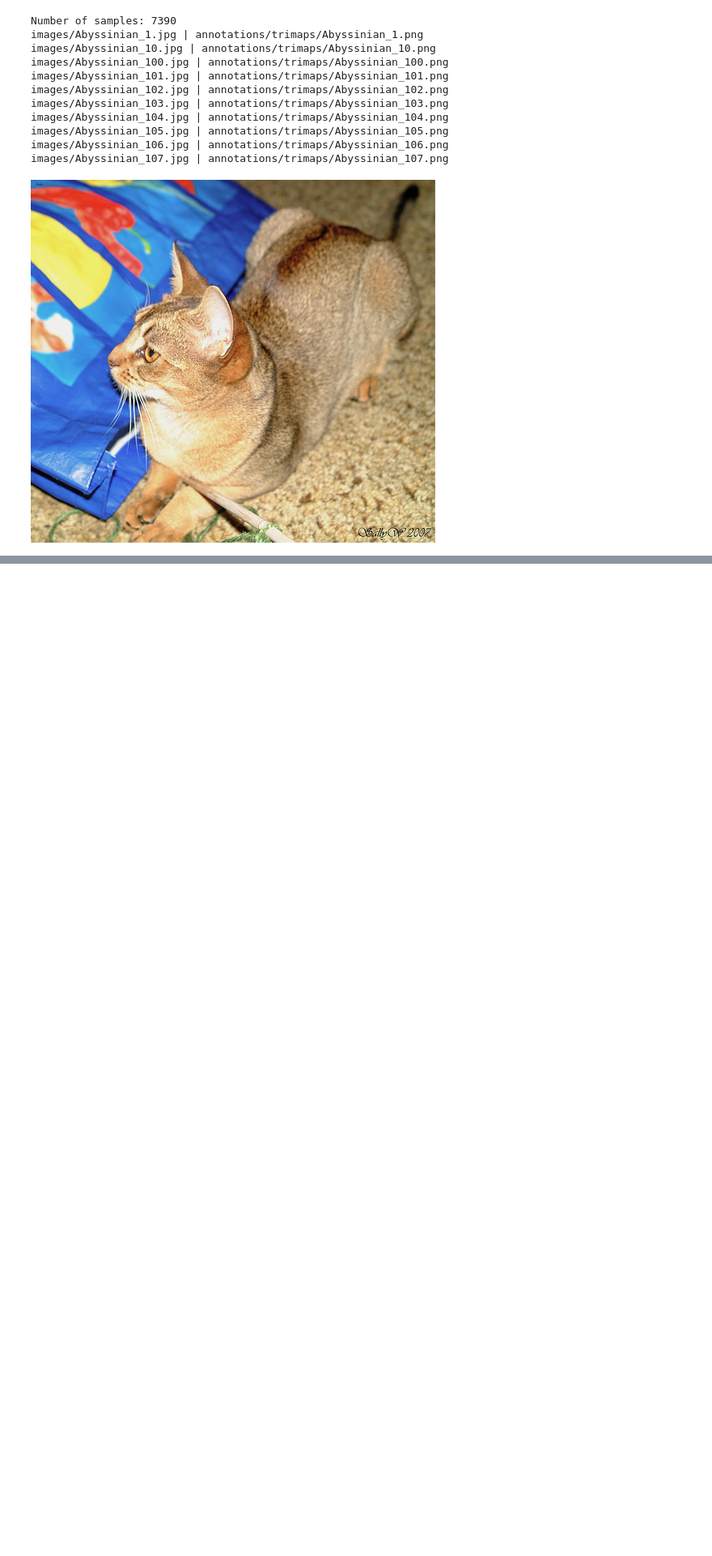
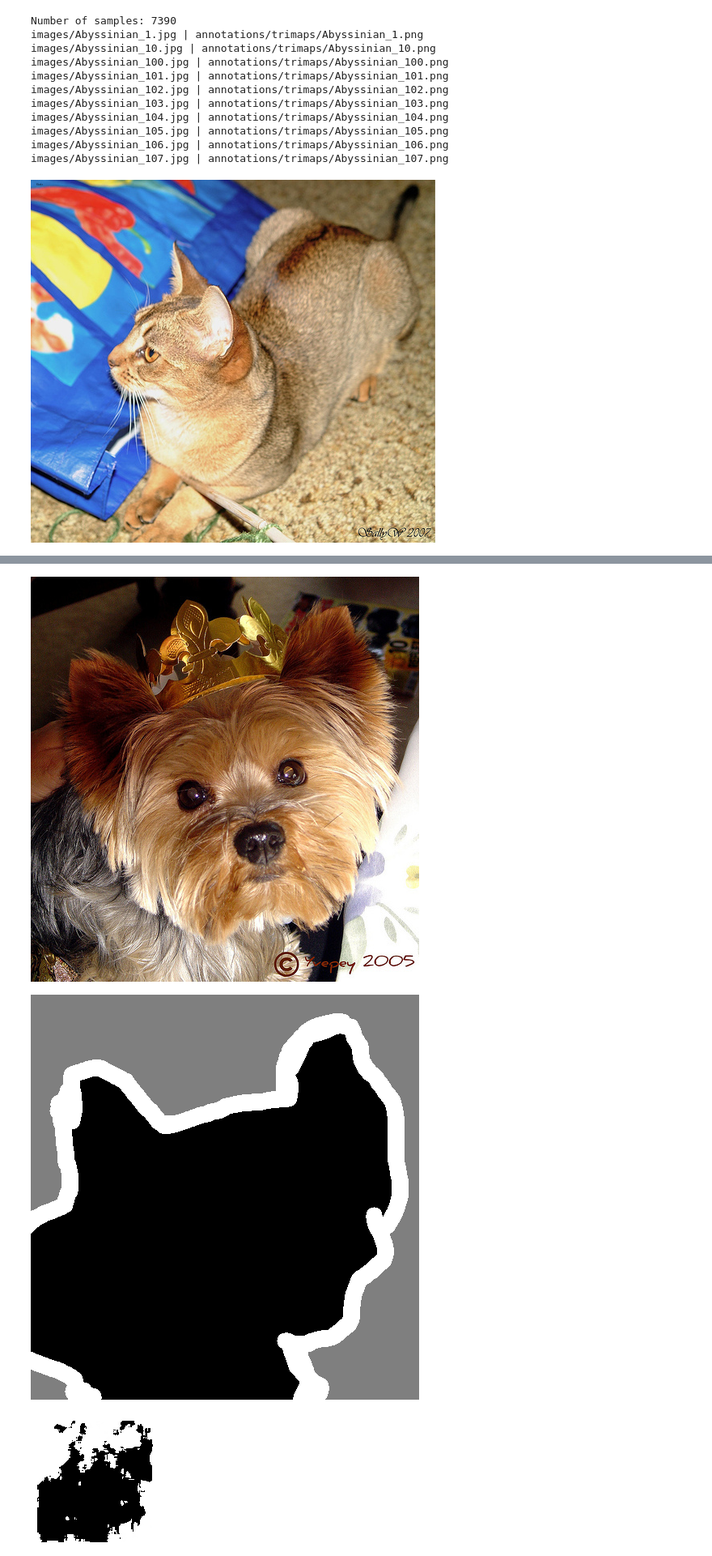
Before and after one commit to Yokto13/AI, a Jupyter notebook: ai-notebooks/unet.ipynb, the cells around one changed output, grey strips where cells are left out. Shown at 81% size. Cells and saved outputs as stored; diff of their text form; code cells hidden in the pictures; blank space fills up the shorter version.

```diff
--- a/ai-notebooks/unet.ipynb
+++ b/ai-notebooks/unet.ipynb
@@ -203,7 +221,8 @@ def train(model: nn.Module,
 
         model.eval()
         val_loss = 0.0
-        with torch.no_grad()images, masks in val_loader:
+        with torch.no_grad():
+            for images, masks in val_loader:
                 images = images.to(device)
                 masks = masks.to(device)
                 outputs = model(images)
@@ -215,6 +234,8 @@ def train(model: nn.Module,
         print(f"Train Loss: {train_loss:.4f}")
         print(f"Val Loss: {val_loss:.4f}")
 
+    model.to("cpu")
+
     return model
 # %%
 model = train(UNet(num_classes), train_loader, val_loader, num_epochs=10, learning_rate=1e-3)
@@ -220,0 +273,42 @@ model = train(UNet(num_classes), train_loader, val_loader, num_epochs=10, learni
+# %%
+test_preds = []
+device = "cuda" if torch.cuda.is_available() else "cpu"
+
+model.to(device)
+model.eval()
+
+for images, masks in tqdm(test_loader):
+    images = images.to(device)
+    masks = masks.to(device)
+    with torch.no_grad():
+        outputs = model(images)
+        outputs = outputs.to("cpu")
+    test_preds.append(outputs)
+# %%
+
+
+def display_mask(i):
+    """Quick utility to display a model's prediction."""
+    mask = torch.argmax(test_preds[i // batch_size][i % batch_size], dim=0)
+    mask = mask.cpu().numpy()
+    img = Image.fromarray((mask * 255).astype(np.uint8))
+    img = ImageOps.autocontrast(img)
+    display(img)
+
+
+# Display results for image #10
+i = 10
+
+# Display input image
+display(Image.open(input_img_paths[test_indices[i]]))
+
+# Display ground-truth target mask
+img = Image.open(target_img_paths[test_indices[i]])
+img = ImageOps.autocontrast(img)
+display(img)
+
+display_mask(i)
+# %% [output]
+[figure, added]
+[figure, added]
+[figure, added]
```
Also changed, not shown: parts of 3 cells of this notebook, 2 other files.
